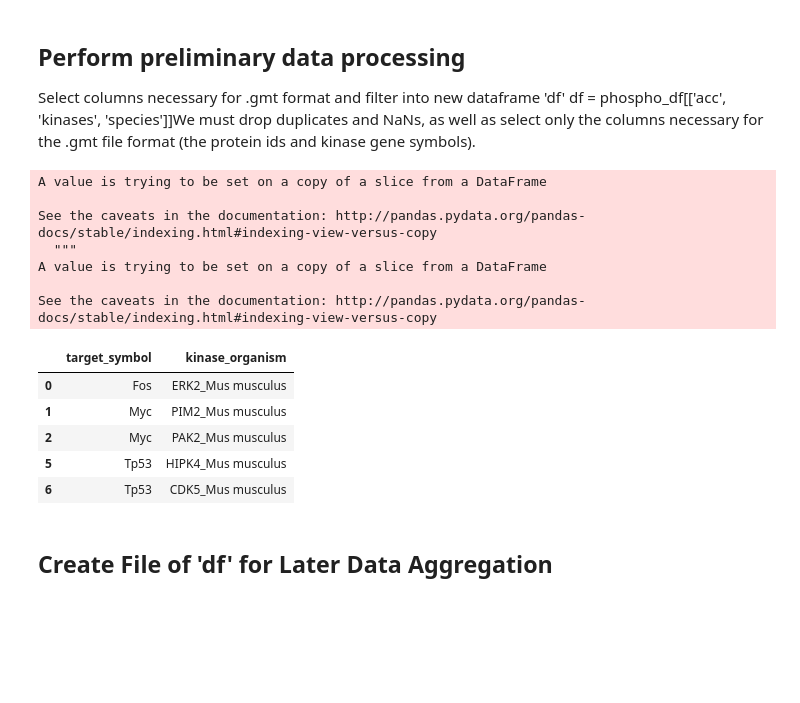
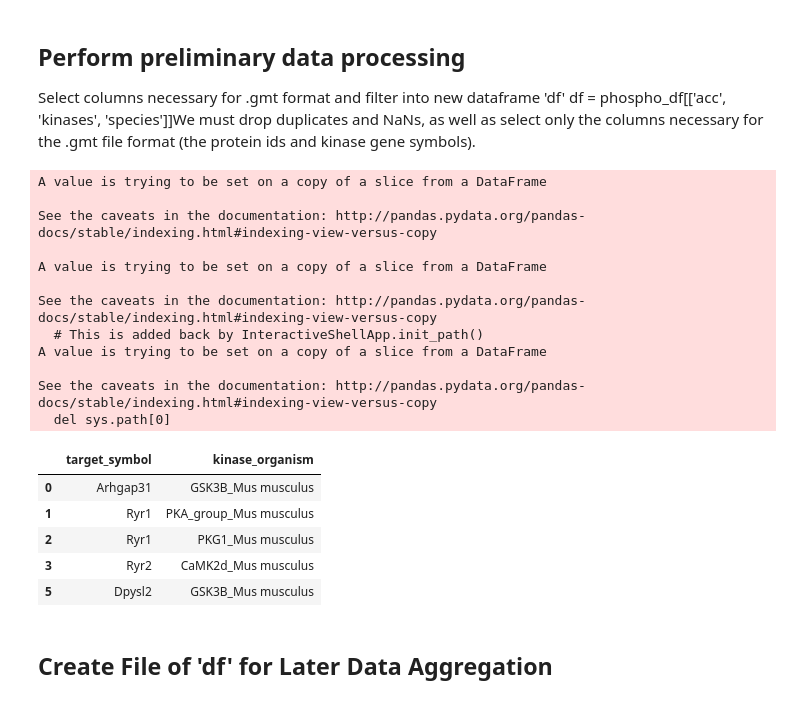
Before and after one commit to MaayanLab/KEA3, a Jupyter notebook: RegPhos/RegPhos - Mouse - KEA3.ipynb, the cells around one changed output. Cells and saved outputs as stored; diff of their text form; code cells hidden in the pictures; blank space fills up the shorter version.

```diff
--- a/RegPhos/RegPhos - Mouse - KEA3.ipynb
+++ b/RegPhos/RegPhos - Mouse - KEA3.ipynb
@@ -76,31 +76,41 @@ regphos_df.head()
 ## Perform preliminary data processing
 Select columns necessary for .gmt format and filter into new dataframe 'df' df = phospho_df[['acc', 'kinases', 'species']]We must drop duplicates and NaNs, as well as select only the columns necessary for the .gmt file format (the protein ids and kinase gene symbols).
 # %%
-#select columns necessary for .gmt format and filter into new dataframe 'df'
-df = regphos_df[['target_symbol', 'kinase_organism']]
+#select columns necessary for .gmt and .sig format and filter into
+#new dataframe 'df_sig' for later creation of the .sig file
+df_sig = regphos_df[['target_symbol', 'kinase_organism', 'reference']]
 
 #drop duplicate rows in the dataframe
-df.drop_duplicates(inplace = True)
+df_sig.drop_duplicates(['target_symbol', 'kinase_organism'], inplace = True)
 
+#create new dataframe 'df' from 'df_sig'
 #drop all rows with an 'NaN' value for the kinases
-df.dropna(axis = 0, inplace = True)
+df = df_sig.dropna(axis = 0)
+df_sig.dropna(axis = 0, inplace = True)
+
+df.drop('reference', axis = 1, inplace = True)
 
 #Visualize data
 df.head()
 # %% [output]
 A value is trying to be set on a copy of a slice from a DataFrame
 
 See the caveats in the documentation: http://pandas.pydata.org/pandas-docs/stable/indexing.html#indexing-view-versus-copy
-  """
+
 A value is trying to be set on a copy of a slice from a DataFrame
 
 See the caveats in the documentation: http://pandas.pydata.org/pandas-docs/stable/indexing.html#indexing-view-versus-copy
+  # This is added back by InteractiveShellApp.init_path()
+A value is trying to be set on a copy of a slice from a DataFrame
+
+See the caveats in the documentation: http://pandas.pydata.org/pandas-docs/stable/indexing.html#indexing-view-versus-copy
+  del sys.path[0]
 |  | target_symbol | kinase_organism |
-| 0 | Fos | ERK2_Mus musculus |
-| 1 | Myc | PIM2_Mus musculus |
-| 2 | Myc | PAK2_Mus musculus |
-| 5 | Tp53 | HIPK4_Mus musculus |
-| 6 | Tp53 | CDK5_Mus musculus |
+| 0 | Arhgap31 | GSK3B_Mus musculus |
+| 1 | Ryr1 | PKA_group_Mus musculus |
+| 2 | Ryr1 | PKG1_Mus musculus |
+| 3 | Ryr2 | CaMK2d_Mus musculus |
+| 5 | Dpysl2 | GSK3B_Mus musculus |
 # %% [markdown]
 ## Create File of 'df' for Later Data Aggregation
 # %%
```
Also changed, not shown: parts of 13 cells of this notebook, 17 other files.
